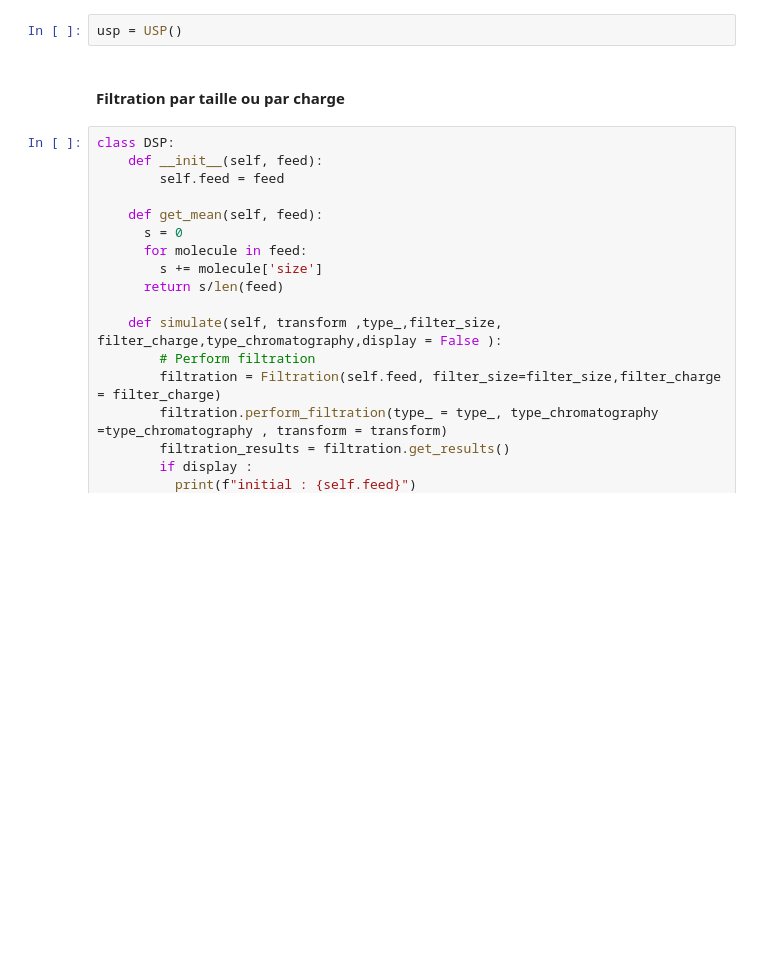
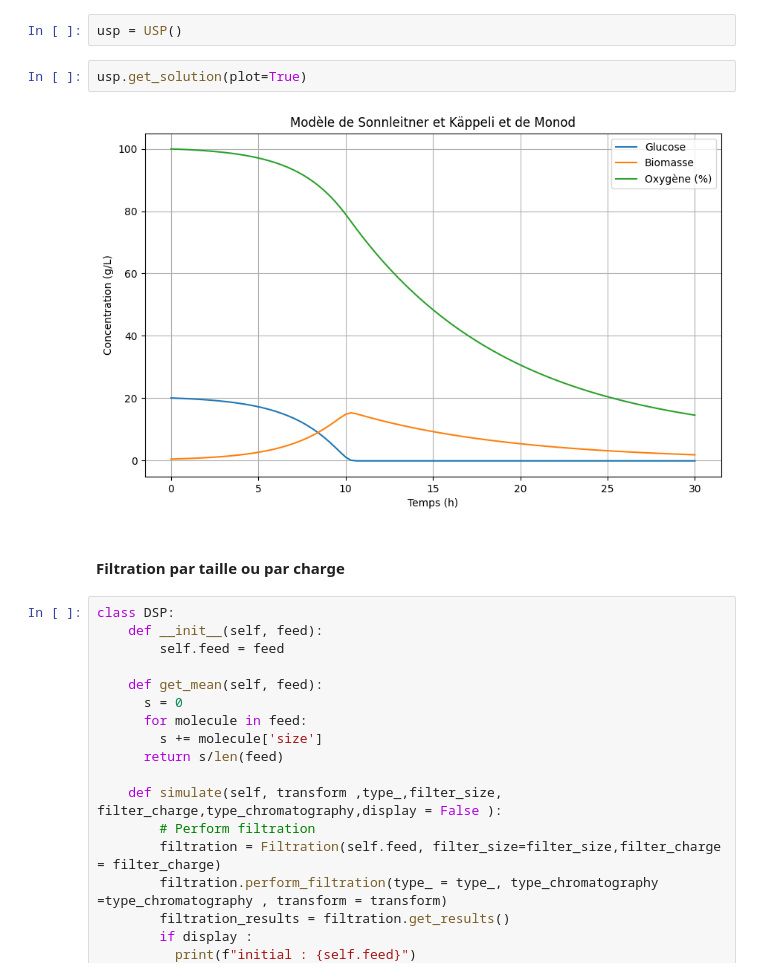
Before and after one commit to HugoKD/byoRNA, a Jupyter notebook: ByoRna.ipynb, the cells around one changed output. Drawn from its saved outputs; the diff is of its cells as text; blank space fills up the shorter version.

```diff
--- a/ByoRna.ipynb
+++ b/ByoRna.ipynb
@@ -71,6 +85,10 @@ class USP:
         return X[-1] * taille  # return g de biomasse
 # %%
 usp = USP()
+# %%
+usp.get_solution(plot=True)
+# %% [output]
+[figure, added]
 # %% [markdown]
 #### Filtration par taille ou par charge
 # %%
```
Also changed, not shown: parts of 10 cells of this notebook.
